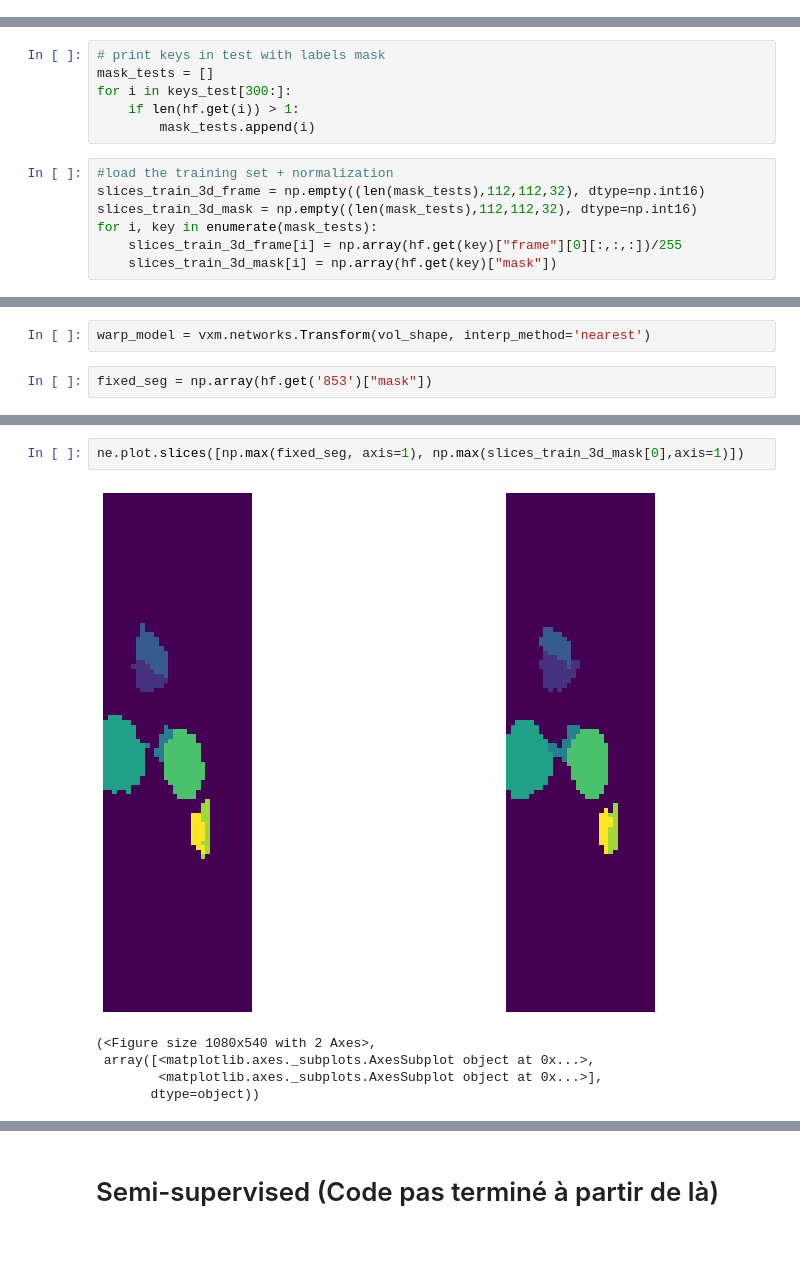
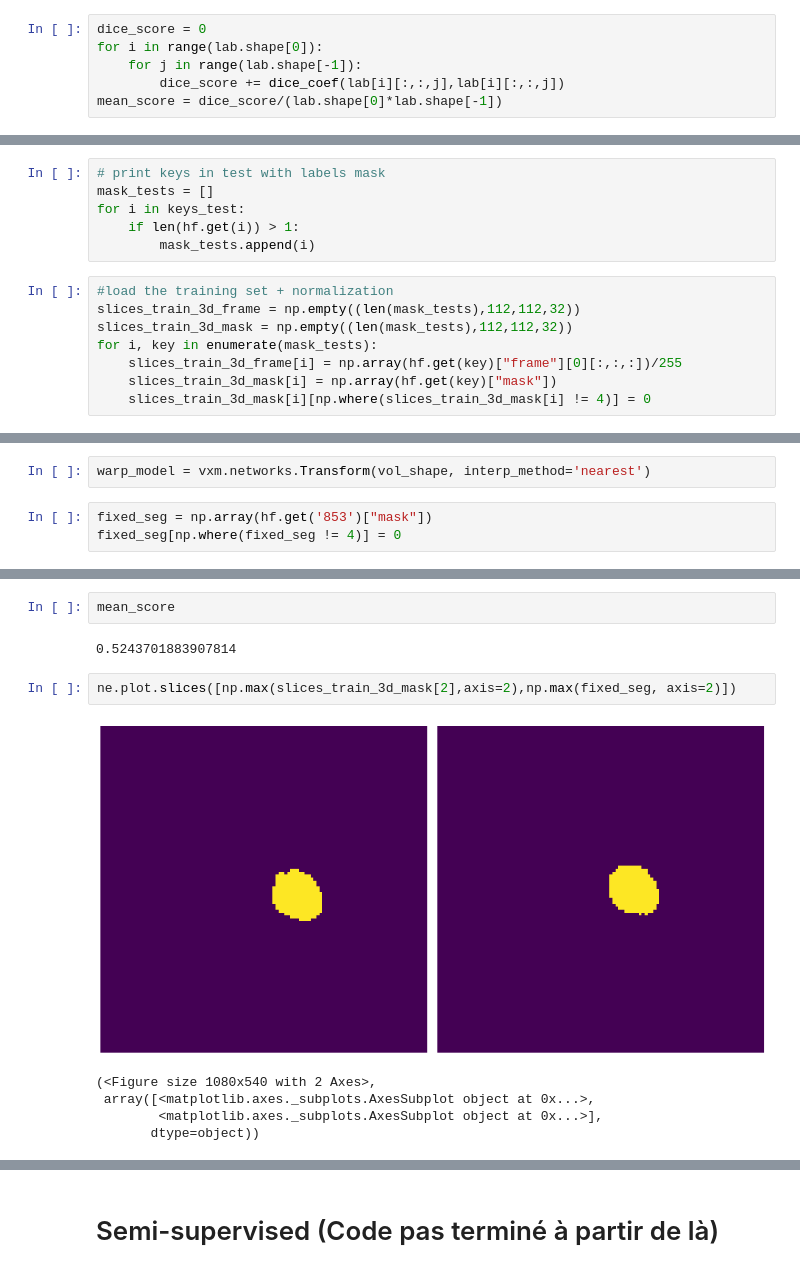
Before and after one commit to madtoinou/voxelmorph, a Jupyter notebook: dice_score_3d.ipynb, the cells around one changed output, grey strips where cells are left out. Drawn from its saved outputs; the diff is of its cells as text; blank space fills up the shorter version.

Commit message:
average mean score

```diff
--- a/dice_score_3d.ipynb
+++ b/dice_score_3d.ipynb
@@ -72,0 +90,6 @@ print(dice)
+# %%
+dice_score = 0
+for i in range(lab.shape[0]):
+    for j in range(lab.shape[-1]):
+        dice_score += dice_coef(lab[i][:,:,j],lab[i][:,:,j])
+mean_score = dice_score/(lab.shape[0]*lab.shape[-1])
@@ -90,16 +135,17 @@ keys_test  = keys_random[int(nb_entries*0.8):]
 # %%
 # print keys in test with labels mask
 mask_tests = []
-for i in keys_test[300:]:
+for i in keys_test:
     if len(hf.get(i)) > 1:
         mask_tests.append(i)
 # %%
 #load the training set + normalization
-slices_train_3d_frame = np.empty((len(mask_tests),112,112,32), dtype=np.int16)
-slices_train_3d_mask = np.empty((len(mask_tests),112,112,32), dtype=np.int16)
+slices_train_3d_frame = np.empty((len(mask_tests),112,112,32))
+slices_train_3d_mask = np.empty((len(mask_tests),112,112,32))
 for i, key in enumerate(mask_tests):
     slices_train_3d_frame[i] = np.array(hf.get(key)["frame"][0][:,:,:])/255
     slices_train_3d_mask[i] = np.array(hf.get(key)["mask"])
+    slices_train_3d_mask[i][np.where(slices_train_3d_mask[i] != 4)] = 0
 # %%
 vol_shape = (112, 112, 32)
 nb_features = [
@@ -138,5 +219,6 @@ Use fn_output_signature instead
 warp_model = vxm.networks.Transform(vol_shape, interp_method='nearest')
 # %%
 fixed_seg = np.array(hf.get('853')["mask"])
+fixed_seg[np.where(fixed_seg != 4)] = 0
 # %%
 # predict the labels transformation
@@ -157,7 +256,11 @@ print(dice)
+# %%
+mean_score
+# %% [output]
+0.5243701883907814
 # %%
-ne.plot.slices([np.max(fixed_seg, axis=1), np.max(slices_train_3d_mask[0],axis=1)])
+ne.plot.slices([np.max(slices_train_3d_mask[2],axis=2),np.max(fixed_seg, axis=2)])
 # %% [output]
-[figure, old version]
+[figure, new version]
 (<Figure size 1080x540 with 2 Axes>,
  array([<matplotlib.axes._subplots.AxesSubplot object at 0x...>,
         <matplotlib.axes._subplots.AxesSubplot object at 0x...>],
```
Also changed, not shown: parts of 19 cells of this notebook.
